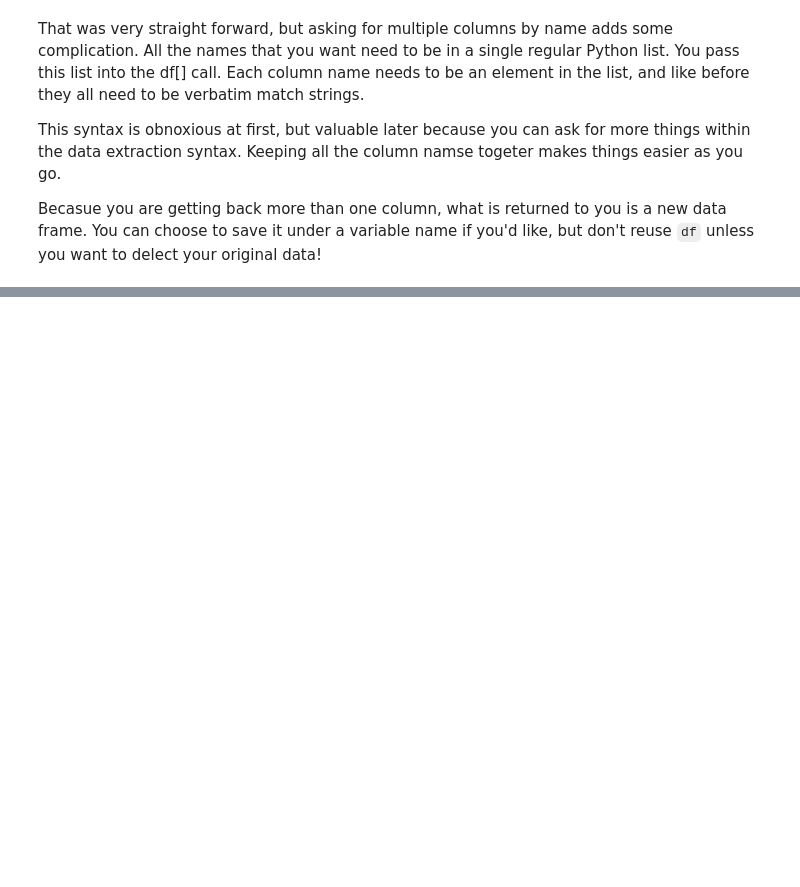
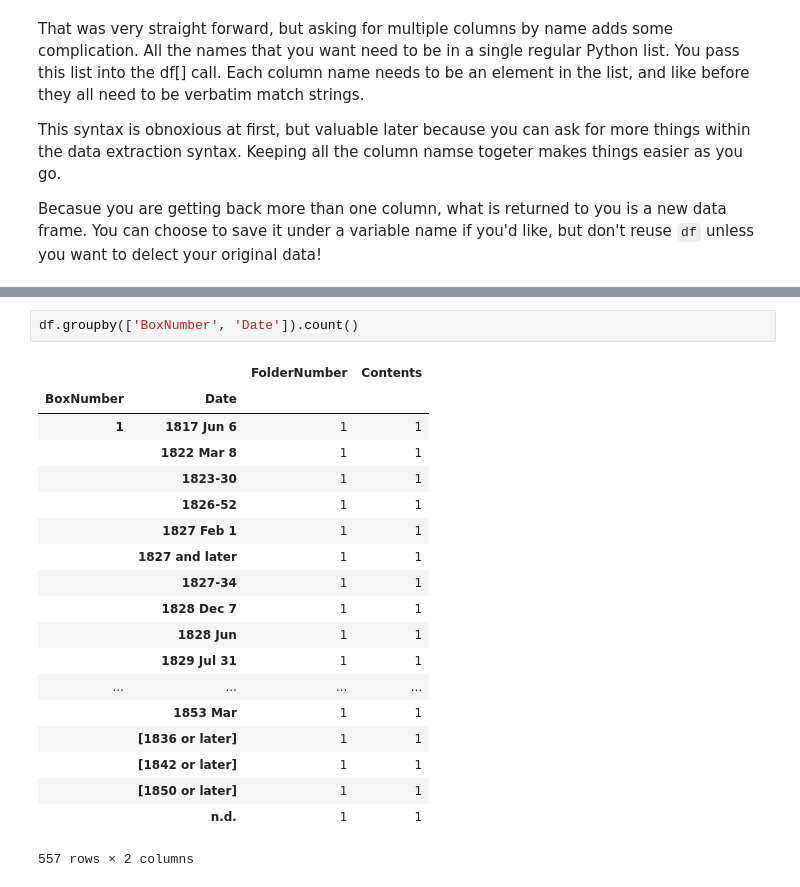
Before and after one commit to elliewix/RAILS-intermed-python-april-2018, a Jupyter notebook: pandas materials/pandas_demo.ipynb, the cells around one changed output, grey strips where cells are left out. Drawn from its saved outputs; the diff is of its cells as text; blank space fills up the shorter version.

```diff
--- a/pandas materials/pandas_demo.ipynb
+++ b/pandas materials/pandas_demo.ipynb
@@ -211,0 +336,22 @@ Rows have index numbers, which may or may not look like numbers.  The default in
+# %%
+df.groupby(['BoxNumber', 'Date']).count()
+# %% [output]
+|  |  | FolderNumber | Contents |
+| BoxNumber | Date |  |  |
+| 1 | 1817 Jun 6 | 1 | 1 |
+|  | 1822 Mar 8 | 1 | 1 |
+|  | 1823-30 | 1 | 1 |
+|  | 1826-52 | 1 | 1 |
+|  | 1827 Feb 1 | 1 | 1 |
+|  | 1827 and later | 1 | 1 |
+|  | 1827-34 | 1 | 1 |
+|  | 1828 Dec 7 | 1 | 1 |
+|  | 1828 Jun | 1 | 1 |
+|  | 1829 Jul 31 | 1 | 1 |
+| ... | ... | ... | ... |
+|  | 1853 Mar | 1 | 1 |
+|  | [1836 or later] | 1 | 1 |
+|  | [1842 or later] | 1 | 1 |
+|  | [1850 or later] | 1 | 1 |
+|  | n.d. | 1 | 1 |
+557 rows × 2 columns
```
Also changed, not shown: parts of 29 cells of this notebook, 1 other file.
